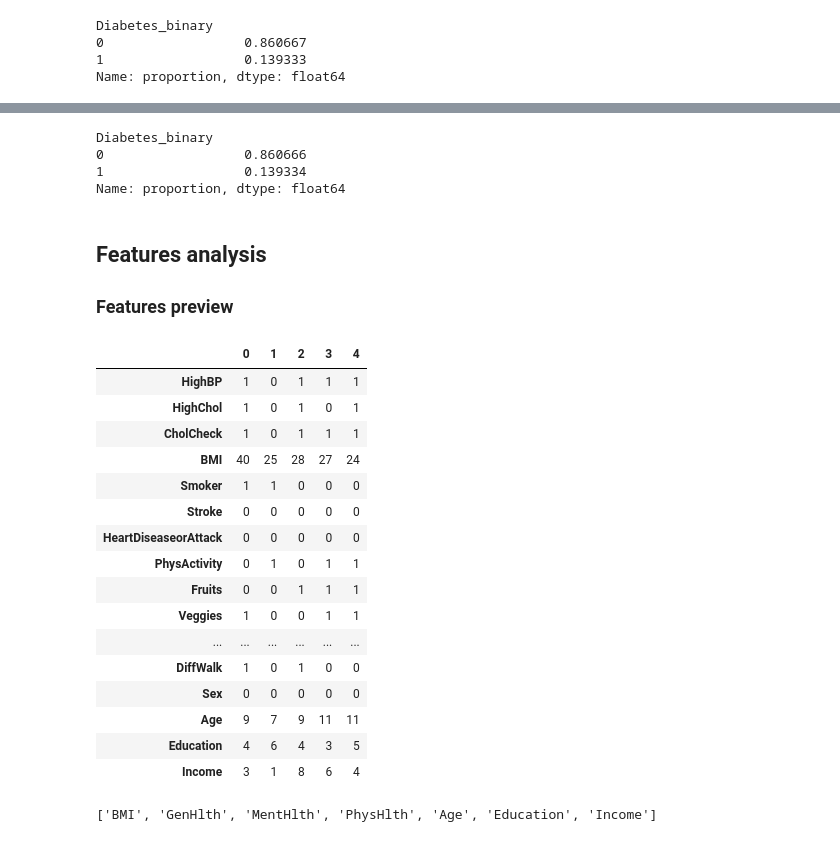
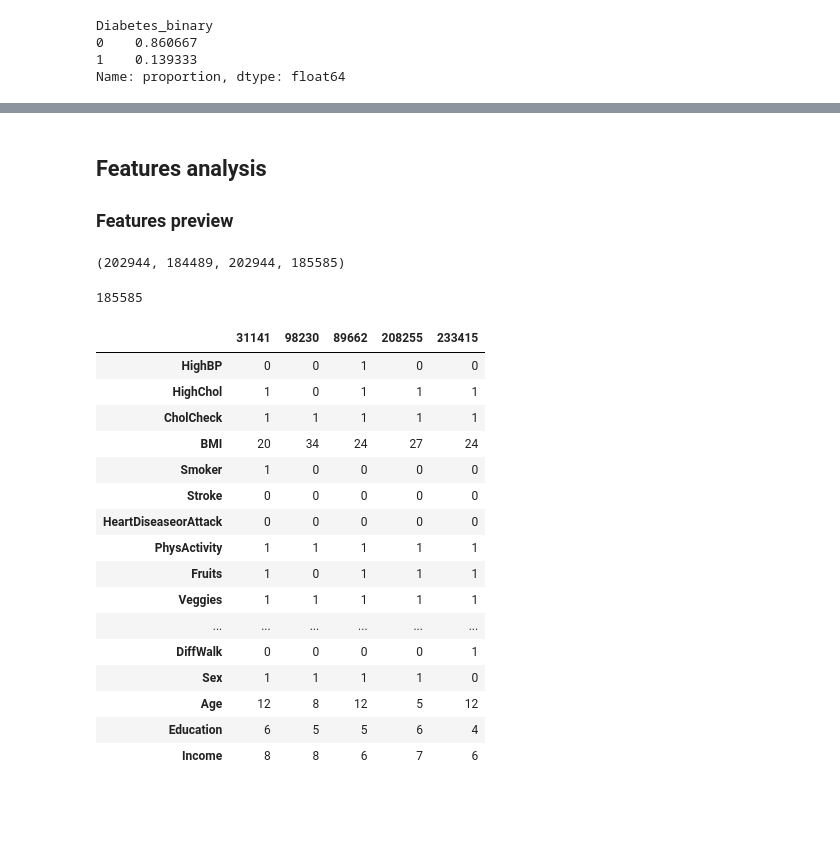
Before and after one commit to aaalexlit/ml_zoomcamp_midterm_cdc_diabetes, a Jupyter notebook: notebook.ipynb, the cells around one changed output, grey strips where cells are left out. Drawn from its saved outputs; the diff is of its cells as text; code cells hidden in the pictures; blank space fills up the shorter version.

```diff
--- a/notebook.ipynb
+++ b/notebook.ipynb
@@ -13,8 +39,8 @@ import matplotlib.pyplot as plt
 cdc_diabetes_health_indicators = fetch_ucirepo(id=891)
 
 # data (as pandas dataframes)
-X = cdc_diabetes_health_indicators.data.features
-y = cdc_diabetes_health_indicators.data.targets
+df = cdc_diabetes_health_indicators.data.features
+target = cdc_diabetes_health_indicators.data.targets.Diabetes_binary
 # %% [markdown]
 Dataset metadata
 # %%
@@ -85,5 +128,5 @@ To fight it we'll use spliting stratified by target
 # %%
-# Create train-val-test split to analyse only features in the train-val part
+# Create (train-val)-test split to analyse only features in the train-val part
 
-X_full_train, X_test, y_full_train, y_test = train_test_split(X, y, test_size=0.2, stratify=y)
+df_full_train, df_test, y_full_train, y_test = train_test_split(df, target, test_size=0.2, random_state=RANDOM_STATE)
 # %%
@@ -93,37 +137,37 @@ len(X_full_train), len(X_test), len(y_full_train), len(y_test)
-# %%
-y_full_train.value_counts(normalize=True)
-# %% [output]
-Diabetes_binary
-0                  0.860666
-1                  0.139334
-Name: proportion, dtype: float64
 # %% [markdown]
 ##  Features analysis
 
 ### Features preview
+# %%
+df_full_train_w_target = df_full_train.copy()
+df_full_train_w_target['target'] = y_full_train
+len(df_full_train), len(df_full_train.drop_duplicates()), len(df_full_train_w_target), len(df_full_train_w_target.drop_duplicates())
+# %% [output]
+(202944, 184489, 202944, 185585)
+# %%
+df_full_train = df_full_train_w_target.drop_duplicates().drop(columns=['target'])
+y_full_train = df_full_train_w_target.drop_duplicates().target
+# %%
+len(df_full_train)
+# %% [output]
+185585
 # %%
-X.head().T
+df_full_train.head().T
 # %% [output]
-|  | 0 | 1 | 2 | 3 | 4 |
-| HighBP | 1 | 0 | 1 | 1 | 1 |
-| HighChol | 1 | 0 | 1 | 0 | 1 |
-| CholCheck | 1 | 0 | 1 | 1 | 1 |
-| BMI | 40 | 25 | 28 | 27 | 24 |
-| Smoker | 1 | 1 | 0 | 0 | 0 |
+|  | 31141 | 98230 | 89662 | 208255 | 233415 |
+| HighBP | 0 | 0 | 1 | 0 | 0 |
+| HighChol | 1 | 0 | 1 | 1 | 1 |
+| CholCheck | 1 | 1 | 1 | 1 | 1 |
+| BMI | 20 | 34 | 24 | 27 | 24 |
+| Smoker | 1 | 0 | 0 | 0 | 0 |
 | Stroke | 0 | 0 | 0 | 0 | 0 |
 | HeartDiseaseorAttack | 0 | 0 | 0 | 0 | 0 |
-| PhysActivity | 0 | 1 | 0 | 1 | 1 |
-| Fruits | 0 | 0 | 1 | 1 | 1 |
-| Veggies | 1 | 0 | 0 | 1 | 1 |
+| PhysActivity | 1 | 1 | 1 | 1 | 1 |
+| Fruits | 1 | 0 | 1 | 1 | 1 |
+| Veggies | 1 | 1 | 1 | 1 | 1 |
 | ... | ... | ... | ... | ... | ... |
-| DiffWalk | 1 | 0 | 1 | 0 | 0 |
-| Sex | 0 | 0 | 0 | 0 | 0 |
-| Age | 9 | 7 | 9 | 11 | 11 |
-| Education | 4 | 6 | 4 | 3 | 5 |
-| Income | 3 | 1 | 8 | 6 | 4 |
+| DiffWalk | 0 | 0 | 0 | 0 | 1 |
+| Sex | 1 | 1 | 1 | 1 | 0 |
+| Age | 12 | 8 | 12 | 5 | 12 |
+| Education | 6 | 5 | 5 | 6 | 4 |
+| Income | 8 | 8 | 6 | 7 | 6 |
-# %%
-numeric_features = list(features[features.type == 'Integer'].name.values)
-numeric_features.remove('ID')
-numeric_features
-# %% [output]
-['BMI', 'GenHlth', 'MentHlth', 'PhysHlth', 'Age', 'Education', 'Income']
```
Also changed, not shown: parts of 63 cells of this notebook, 1 other file.
